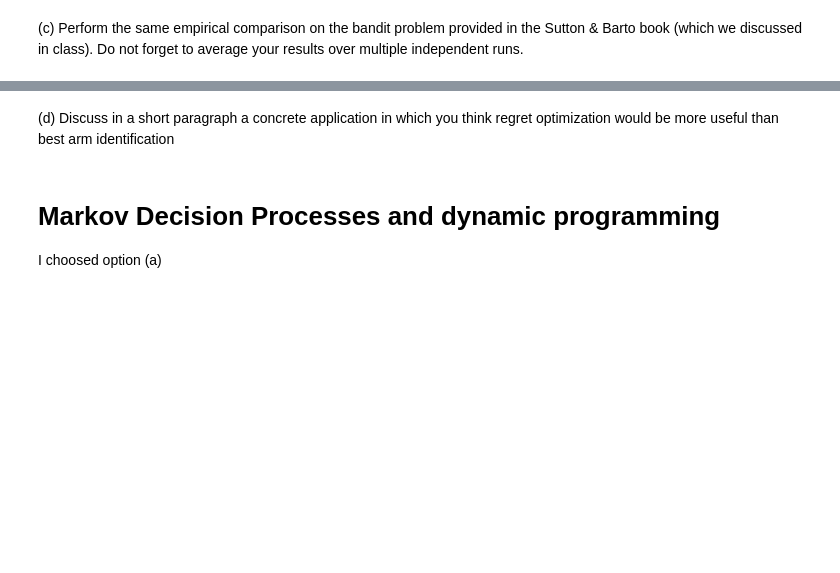
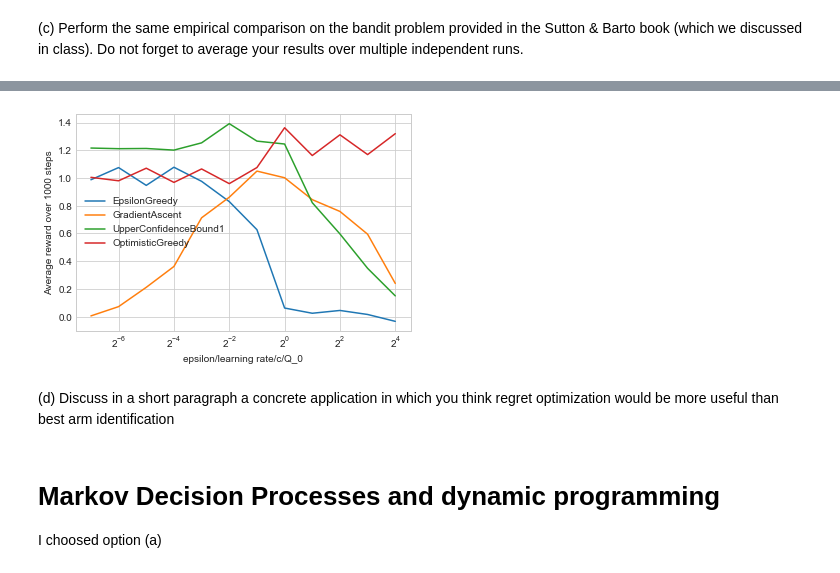
Before and after one commit to jgsimard/COMP767, a Jupyter notebook: hw1/hw1-notebook.ipynb, the cells around one changed output, grey strips where cells are left out. Saved outputs shown, nothing was run; the diff lists cells and outputs as text; code cells hidden in the pictures; blank space fills up the shorter version.

```diff
--- a/hw1/hw1-notebook.ipynb
+++ b/hw1/hw1-notebook.ipynb
@@ -416,3 +35,7 @@ plt.show()
+# %%
+bandits.plot_parameter_study(nb_test = 100, nb_step = 100, k=10)
+# %% [output]
+[figure, added]
 # %% [markdown]
 (d) Discuss in a short paragraph a concrete application in which you think regret optimization would be more useful than best arm identification
 # %% [markdown]
```
Also changed, not shown: parts of 23 cells of this notebook, 1 other file.
